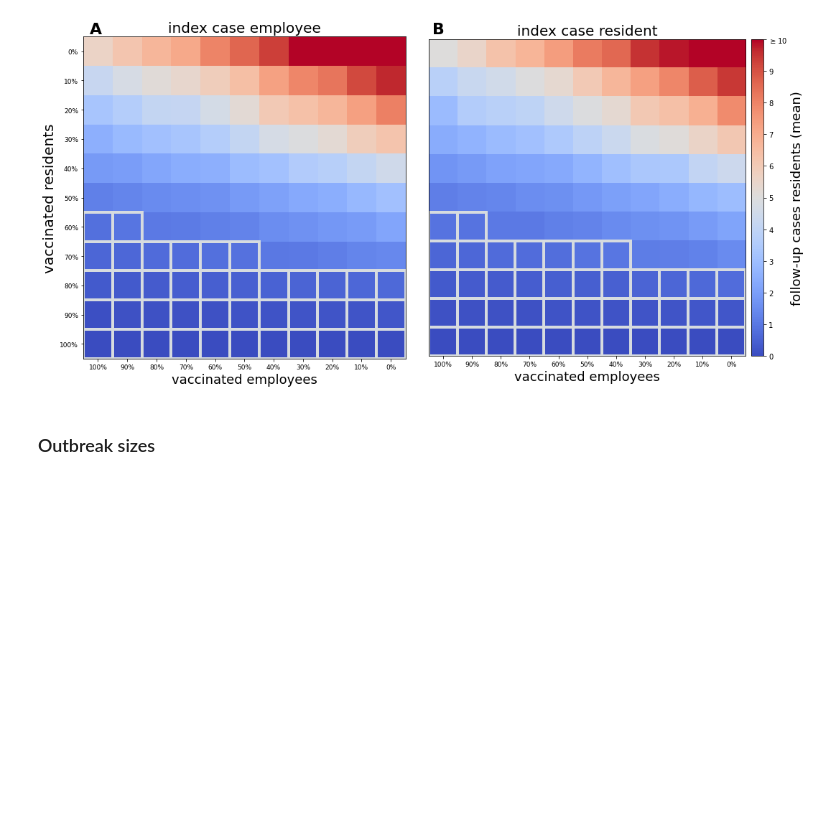
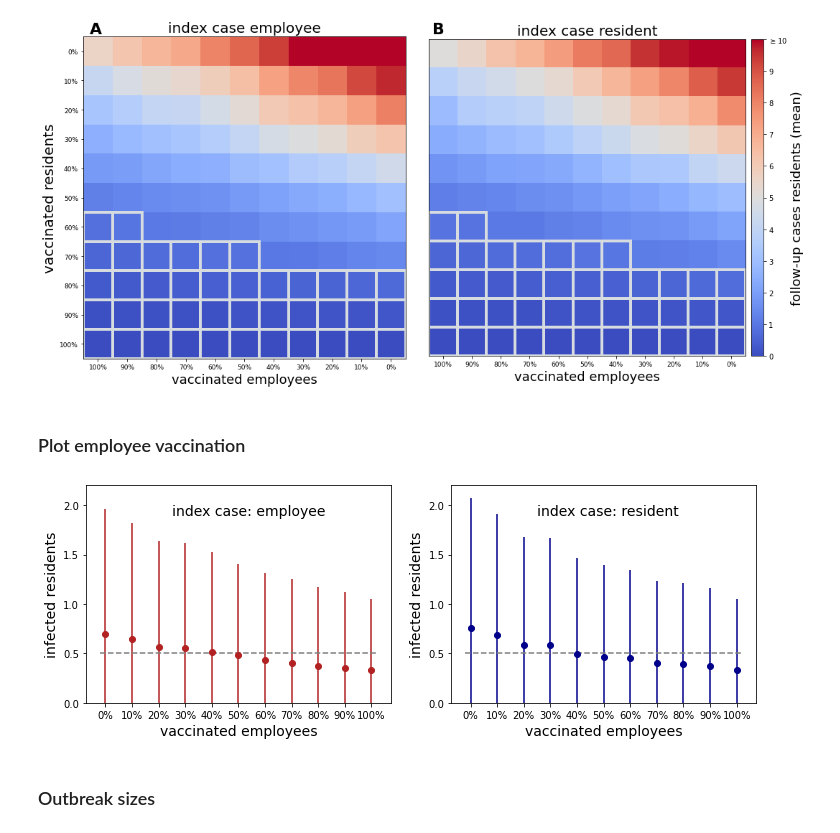
Before and after one commit to JanaLasser/nursing_home_SEIRX, a Jupyter notebook: analysis_vaccination.ipynb, the cells around one changed output. Drawn from its saved outputs; the diff is of its cells as text; code cells hidden in the pictures; blank space fills up the shorter version.

Commit message:
added plot that shows the impact of increasing employee vaccination rates

```diff
--- a/analysis_vaccination.ipynb
+++ b/analysis_vaccination.ipynb
@@ -128,6 +129,34 @@ plt.savefig('../plots/vaccinations_UK_variant_{}.pdf'.format(language[0:3]))
 plt.savefig('../plots/vaccinations_UK_variant_{}.png'.format(language[0:3]))
 # %% [output]
 [figure]
+# %% [markdown]
+### Plot employee vaccination
+# %%
+fig, axes = plt.subplots(1, 2, figsize=(12, 4))
+colors = ['FireBrick', 'DarkBlue']
+
+for index_case, ax, color in zip(index_cases, axes, colors):
+    subset = data.loc[index_case, :, 0.8].copy()
+    if index_case == 'resident':
+        subset['infected_residents_mean'] -= 1
+    ax.errorbar(subset.index.get_level_values('employee_vaccination_ratio') * 100,
+                subset['infected_residents_mean'], color=color,
+                yerr=subset['infected_residents_std'], fmt='o')
+
+    ax.text(25, 1.9, 'index case: {}'.format(index_case), fontsize=14)
+    ax.set_ylim(0, 2.2)
+    ax.set_yticks([0, 0.5, 1, 1.5, 2])
+    xticks = range(0, 101, 10)
+    ax.set_xticks(xticks)
+    ax.set_xticklabels(['{}%'.format(i) for i in xticks])
+    ax.set_xlabel('vaccinated employees', fontsize=14)
+    ax.set_ylabel('infected residents', fontsize=14)
+    ax.plot([-2, 102], [0.5, 0.5], '--', color='grey')
+
+plt.savefig('../plots/employee_vaccination_rate_UK_variant_{}.pdf'.format(language[0:3]))
+plt.savefig('../plots/employee_vaccination_rate_UK_variant_{}.png'.format(language[0:3]))
+# %% [output]
+[figure, added]
 # %% [markdown]
 ### Outbreak sizes
 # %% [markdown]
```
Also changed, not shown: parts of 5 cells of this notebook, 1 other file.
